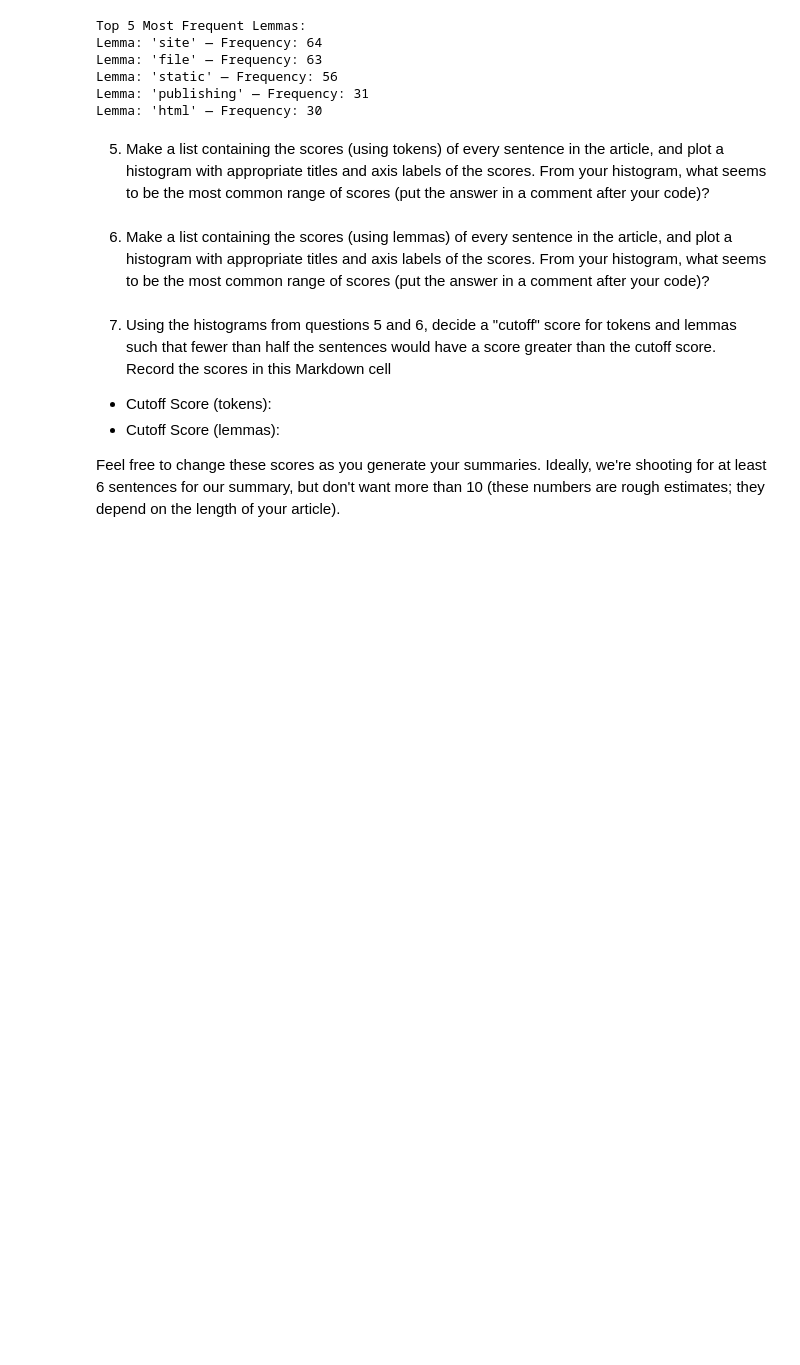
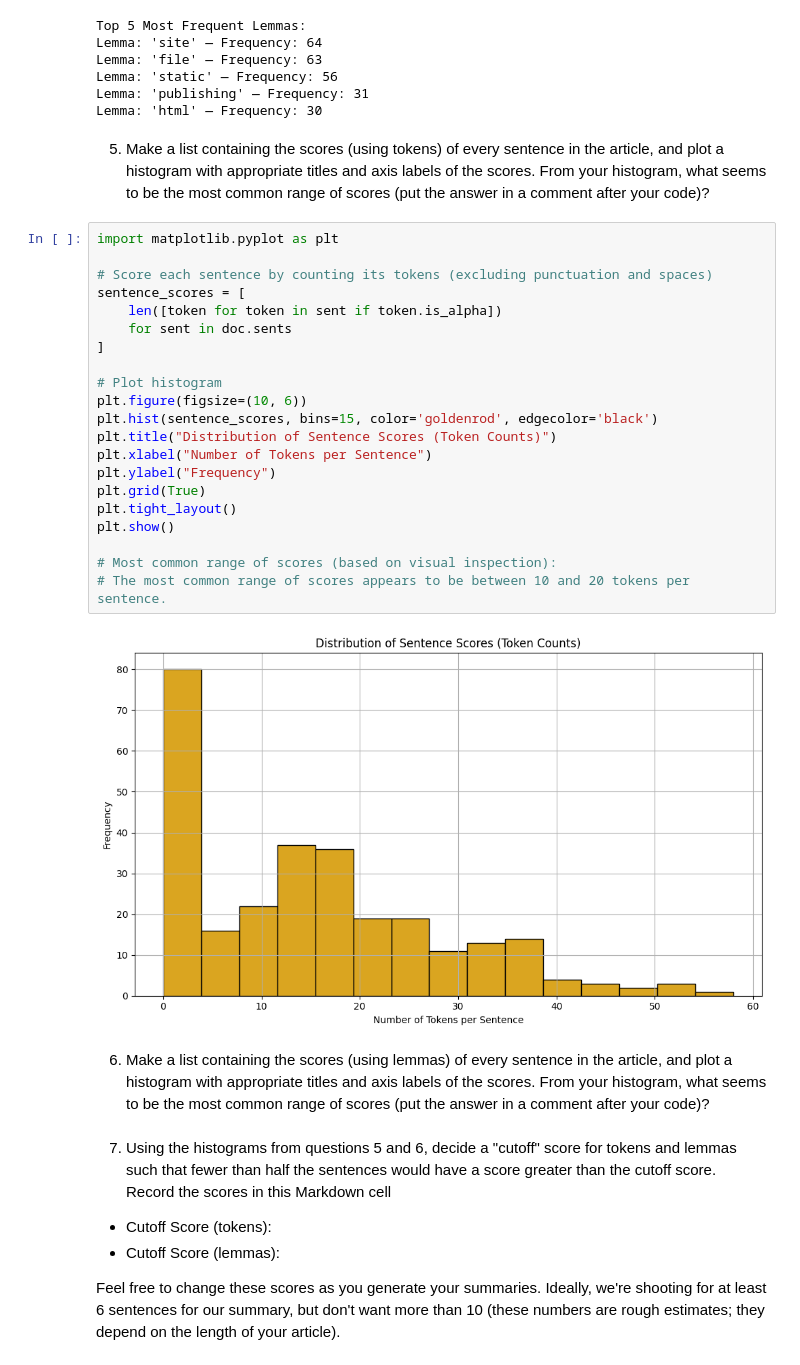
Before and after one commit to cnk77/wmnlp-materials-article-summarizer, a Jupyter notebook: article-summarizer.ipynb, the cells around one changed output. Saved outputs shown, nothing was run; the diff lists cells and outputs as text; blank space fills up the shorter version.

```diff
--- a/article-summarizer.ipynb
+++ b/article-summarizer.ipynb
@@ -127,6 +127,29 @@ Lemma: 'publishing' — Frequency: 31
 Lemma: 'html' — Frequency: 30
 # %% [markdown]
 5. Make a list containing the scores (using tokens) of every sentence in the article, and plot a histogram with appropriate titles and axis labels of the scores. From your histogram, what seems to be the most common range of scores (put the answer in a comment after your code)?
+# %%
+import matplotlib.pyplot as plt
+
+# Score each sentence by counting its tokens (excluding punctuation and spaces)
+sentence_scores = [
+    len([token for token in sent if token.is_alpha])
+    for sent in doc.sents
+]
+
+# Plot histogram
+plt.figure(figsize=(10, 6))
+plt.hist(sentence_scores, bins=15, color='goldenrod', edgecolor='black')
+plt.title("Distribution of Sentence Scores (Token Counts)")
+plt.xlabel("Number of Tokens per Sentence")
+plt.ylabel("Frequency")
+plt.grid(True)
+plt.tight_layout()
+plt.show()
+
+# Most common range of scores (based on visual inspection):
+# The most common range of scores appears to be between 10 and 20 tokens per sentence.
+# %% [output]
+[figure, added]
 # %% [markdown]
 6. Make a list containing the scores (using lemmas) of every sentence in the article, and plot a histogram with appropriate titles and axis labels of the scores.  From your histogram, what seems to be the most common range of scores (put the answer in a comment after your code)?
 # %% [markdown]
```
